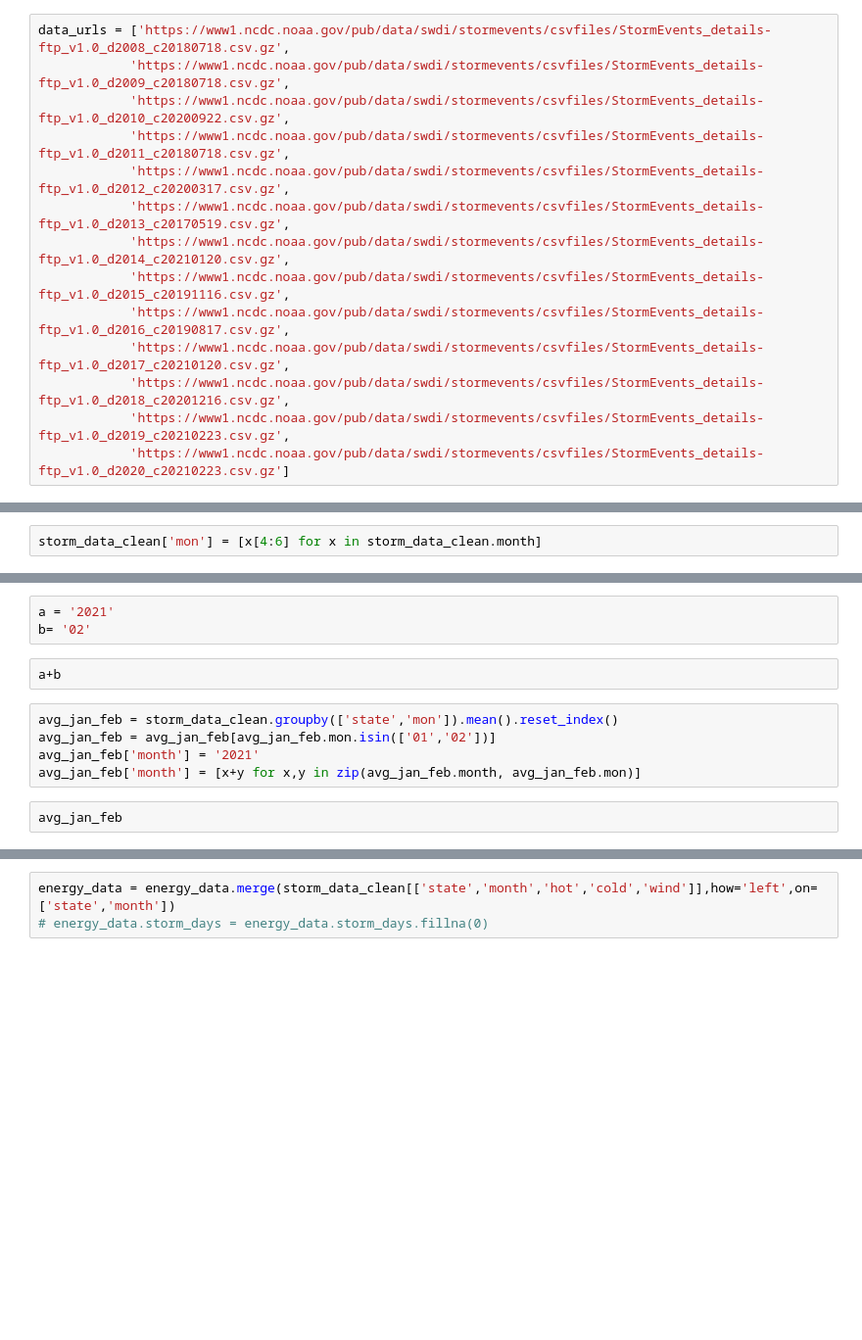
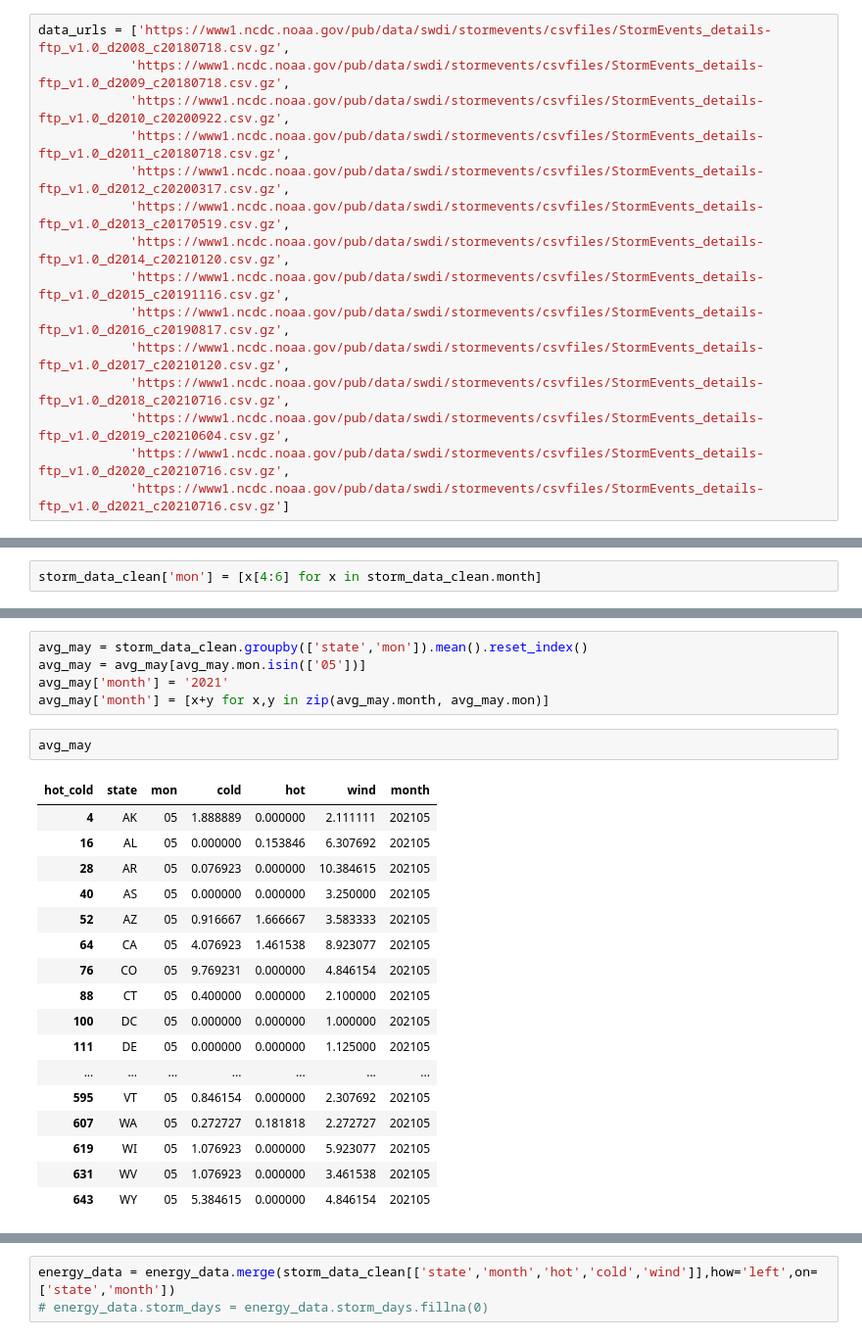
Before and after one commit to tsdataclinic/covid-energy-burden, a Jupyter notebook: src/EnergyData.ipynb, the cells around one changed output, grey strips where cells are left out. Shown at 98% size. Saved outputs shown, nothing was run; the diff lists cells and outputs as text; blank space fills up the shorter version.

```diff
--- a/src/EnergyData.ipynb
+++ b/src/EnergyData.ipynb
@@ -196,9 +221,10 @@ data_urls = ['https://www1.ncdc.noaa.gov/pub/data/swdi/stormevents/csvfiles/Stor
             'https://www1.ncdc.noaa.gov/pub/data/swdi/stormevents/csvfiles/StormEvents_details-ftp_v1.0_d2015_c20191116.csv.gz',
             'https://www1.ncdc.noaa.gov/pub/data/swdi/stormevents/csvfiles/StormEvents_details-ftp_v1.0_d2016_c20190817.csv.gz',
             'https://www1.ncdc.noaa.gov/pub/data/swdi/stormevents/csvfiles/StormEvents_details-ftp_v1.0_d2017_c20210120.csv.gz',
-            'https://www1.ncdc.noaa.gov/pub/data/swdi/stormevents/csvfiles/StormEvents_details-ftp_v1.0_d2018_c20201216.csv.gz',
-            'https://www1.ncdc.noaa.gov/pub/data/swdi/stormevents/csvfiles/StormEvents_details-ftp_v1.0_d2019_c20210223.csv.gz',
-            'https://www1.ncdc.noaa.gov/pub/data/swdi/stormevents/csvfiles/StormEvents_details-ftp_v1.0_d2020_c20210223.csv.gz']
+            'https://www1.ncdc.noaa.gov/pub/data/swdi/stormevents/csvfiles/StormEvents_details-ftp_v1.0_d2018_c20210716.csv.gz',
+            'https://www1.ncdc.noaa.gov/pub/data/swdi/stormevents/csvfiles/StormEvents_details-ftp_v1.0_d2019_c20210604.csv.gz',
+            'https://www1.ncdc.noaa.gov/pub/data/swdi/stormevents/csvfiles/StormEvents_details-ftp_v1.0_d2020_c20210716.csv.gz',
+            'https://www1.ncdc.noaa.gov/pub/data/swdi/stormevents/csvfiles/StormEvents_details-ftp_v1.0_d2021_c20210716.csv.gz']
 # %%
 idx=0
 for d in data_urls:
@@ -337,13 +422,26 @@ storm_data_clean
-# %%
-a = '2021'
-b= '02'
-# %%
-a+b
 # %%
-avg_jan_feb = storm_data_clean.groupby(['state','mon']).mean().reset_index()
-avg_jan_feb = avg_jan_feb[avg_jan_feb.mon.isin(['01','02'])]
-avg_jan_feb['month'] = '2021'
-avg_jan_feb['month'] = [x+y for x,y in zip(avg_jan_feb.month, avg_jan_feb.mon)]
+avg_may = storm_data_clean.groupby(['state','mon']).mean().reset_index()
+avg_may = avg_may[avg_may.mon.isin(['05'])]
+avg_may['month'] = '2021'
+avg_may['month'] = [x+y for x,y in zip(avg_may.month, avg_may.mon)]
-# %%
-avg_jan_feb
+# %%
+avg_may
+# %% [output]
+| hot_cold | state | mon | cold | hot | wind | month |
+| 4 | AK | 05 | 1.888889 | 0.000000 | 2.111111 | 202105 |
+| 16 | AL | 05 | 0.000000 | 0.153846 | 6.307692 | 202105 |
+| 28 | AR | 05 | 0.076923 | 0.000000 | 10.384615 | 202105 |
+| 40 | AS | 05 | 0.000000 | 0.000000 | 3.250000 | 202105 |
+| 52 | AZ | 05 | 0.916667 | 1.666667 | 3.583333 | 202105 |
+| 64 | CA | 05 | 4.076923 | 1.461538 | 8.923077 | 202105 |
+| 76 | CO | 05 | 9.769231 | 0.000000 | 4.846154 | 202105 |
+| 88 | CT | 05 | 0.400000 | 0.000000 | 2.100000 | 202105 |
+| 100 | DC | 05 | 0.000000 | 0.000000 | 1.000000 | 202105 |
+| 111 | DE | 05 | 0.000000 | 0.000000 | 1.125000 | 202105 |
+| ... | ... | ... | ... | ... | ... | ... |
+| 595 | VT | 05 | 0.846154 | 0.000000 | 2.307692 | 202105 |
+| 607 | WA | 05 | 0.272727 | 0.181818 | 2.272727 | 202105 |
+| 619 | WI | 05 | 1.076923 | 0.000000 | 5.923077 | 202105 |
+| 631 | WV | 05 | 1.076923 | 0.000000 | 3.461538 | 202105 |
+| 643 | WY | 05 | 5.384615 | 0.000000 | 4.846154 | 202105 |
 # %%
```
Also changed, not shown: parts of 14 cells of this notebook, 6 other files.
